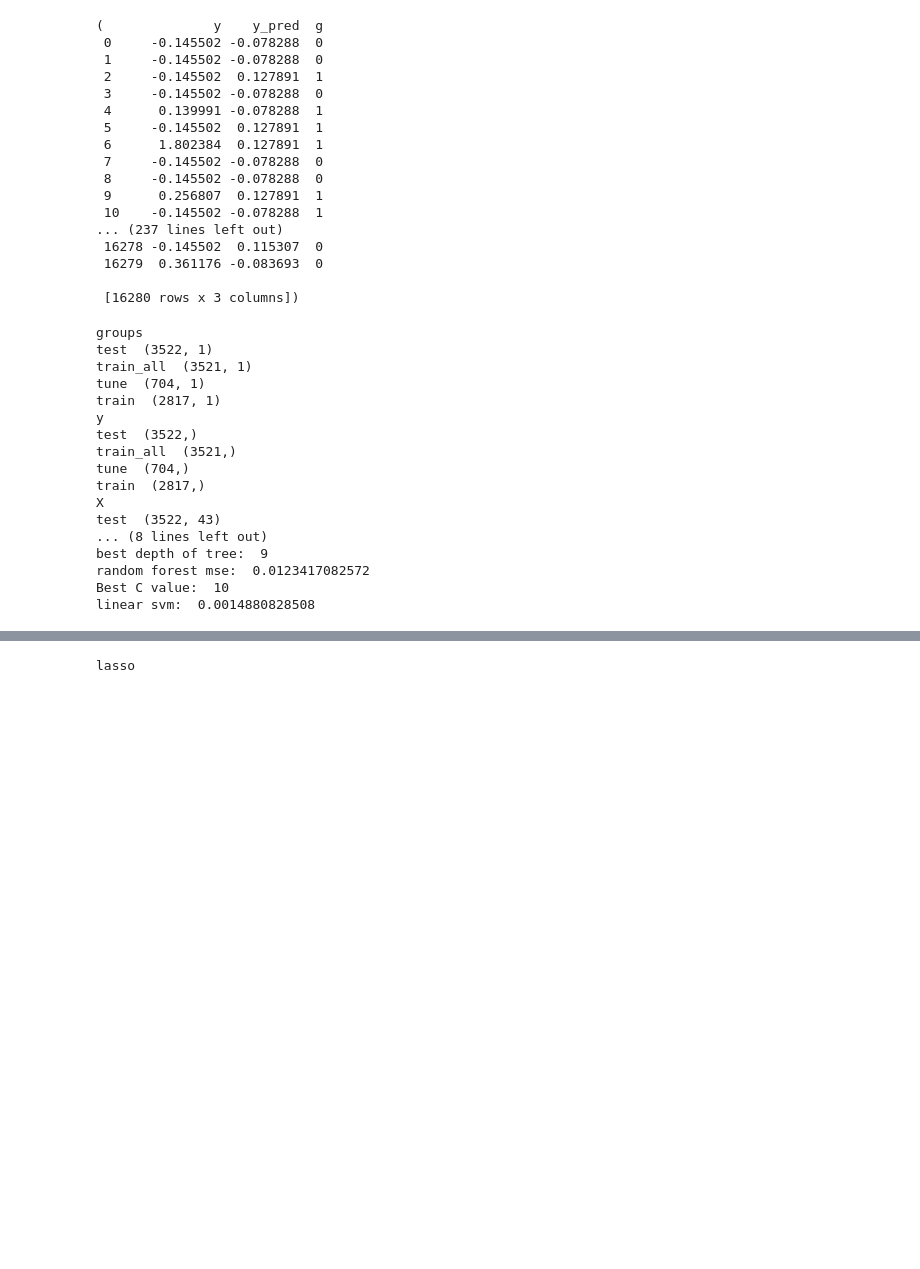
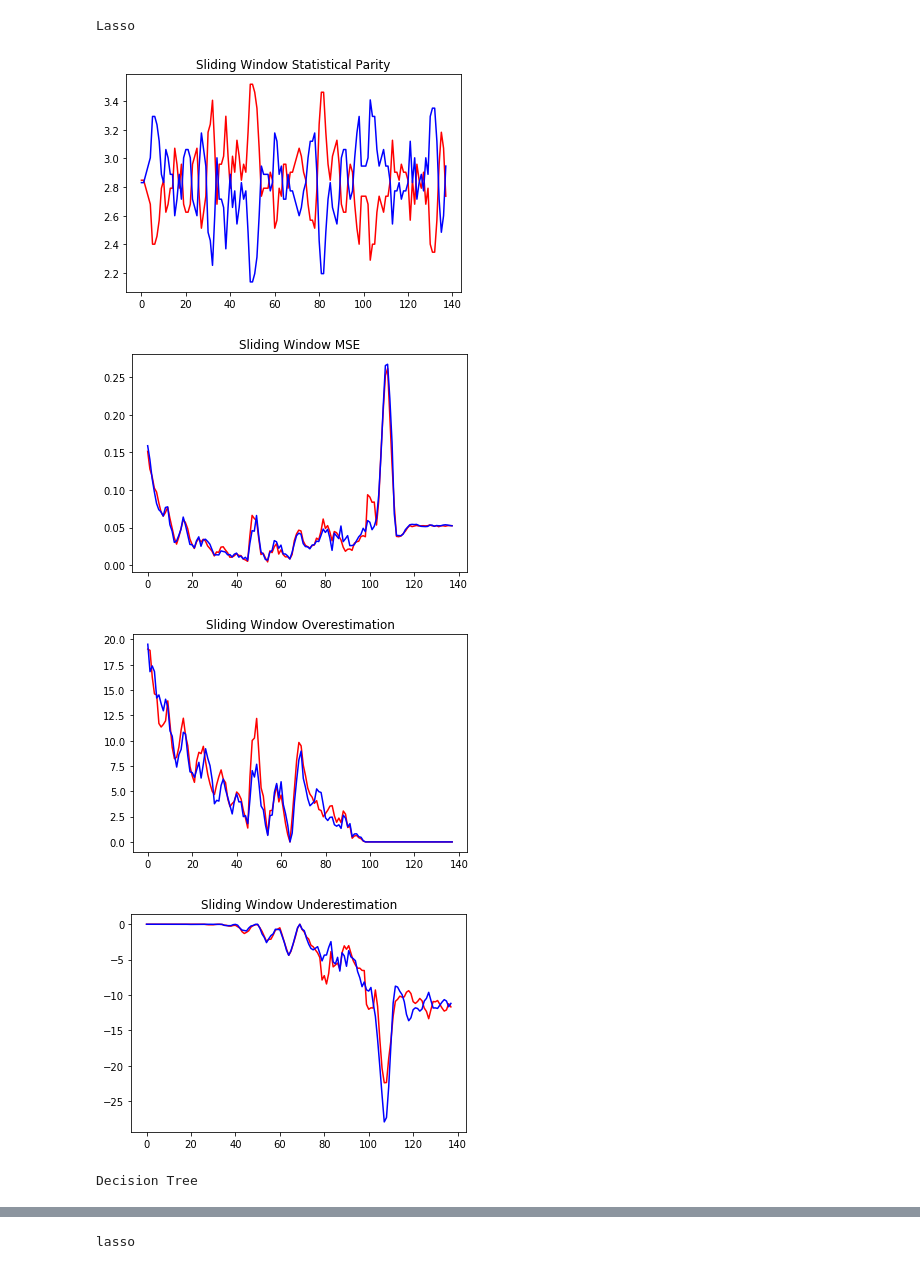
Before and after one commit to caitlinkuhlman/fair_ranking, a Jupyter notebook: Audit_KL_Real_Data.ipynb, the cells around one changed output, grey strips where cells are left out. Drawn from its saved outputs; the diff is of its cells as text; code cells hidden in the pictures; blank space fills up the shorter version.

```diff
--- a/Audit_KL_Real_Data.ipynb
+++ b/Audit_KL_Real_Data.ipynb
@@ -50,7 +19,11 @@ def split_data(data):
 # %%
 #read in data sets
-adult=pd.read_csv("C:/Users/Caitlin/Documents/git/fair_ranking/data/adult.data", header=None)
-bank=pd.read_csv("C:/Users/Caitlin/Documents/git/fair_ranking/data/bank-full.csv", sep=";")
-default=pd.read_csv("C:/Users/Caitlin/Documents/git/fair_ranking/data/default.csv")
-churn=pd.read_csv("C:/Users/Caitlin/Documents/git/fair_ranking/data/ibm_churn.csv")
-evaluation=pd.read_csv("C:/Users/Caitlin/Documents/git/fair_ranking/data/ibm_eval.csv")
+adult=pd.read_csv("data/adult.data", header=None)
+bank=pd.read_csv("data/bank-full.csv", sep=";")
+default=pd.read_csv("data/default.csv")
+churn=pd.read_csv("data/ibm_churn.csv")
+evaluation=pd.read_csv("data/ibm_eval.csv")
+# bank_g
+bank['marital'][bank['marital']=='divorced'] = 'single'
+# print("# single", (bank['marital']=='single').sum())
+# print("# married", (bank['marital']=='married').sum())
@@ -501,44 +111,16 @@ linear svm:  0.944557919134
-# %%
-dfs
-# %% [output]
-(              y    y_pred  g
- 0     -0.145502 -0.078288  0
- 1     -0.145502 -0.078288  0
- 2     -0.145502  0.127891  1
- 3     -0.145502 -0.078288  0
- 4      0.139991 -0.078288  1
- 5     -0.145502  0.127891  1
- 6      1.802384  0.127891  1
- 7     -0.145502 -0.078288  0
- 8     -0.145502 -0.078288  0
- 9      0.256807  0.127891  1
- 10    -0.145502 -0.078288  1
-... (237 lines left out)
- 16278 -0.145502  0.115307  0
- 16279  0.361176 -0.083693  0
-
- [16280 rows x 3 columns])
-# %%
-# df_lr, df_dt, df_rf, df_svr = run(adult_g,adult_y,adult_X)
-# df_lr, df_dt, df_rf, df_svr = run(bank_g, bank_y, bank_X)
-# df_lr, df_dt, df_rf, df_svr = run(default_g, default_y, default_X)
-df_lr, df_dt, df_rf, df_svr = run(churn_g, churn_y, churn_X)
-# df_lr, df_dt, df_rf, df_svr = run(evaluation_g, evaluation_y, evaluation_X)
-# %% [output]
-groups
-test  (3522, 1)
-train_all  (3521, 1)
-tune  (704, 1)
-train  (2817, 1)
-y
-test  (3522,)
-train_all  (3521,)
-tune  (704,)
-train  (2817,)
-X
-test  (3522, 43)
-... (8 lines left out)
-best depth of tree:  9
-random forest mse:  0.0123417082572
-Best C value:  10
-linear svm:  0.0014880828508
+# %%
+print("Lasso")
+plot_errs(df_lr, 100, 25)
+print("Decision Tree")
+plot_errs(df_dt, 100, 25)
+print("Random Forest")
+plot_errs(df_rf, 100, 25)
+print("SVR")
+plot_errs(df_svr, 100, 25)
+# %% [output]
+Lasso
+[figure, added]
+[figure, added]
+[figure, added]
+[figure, added]
+Decision Tree
```
Also changed, not shown: parts of 21 cells of this notebook, 4 other files.
